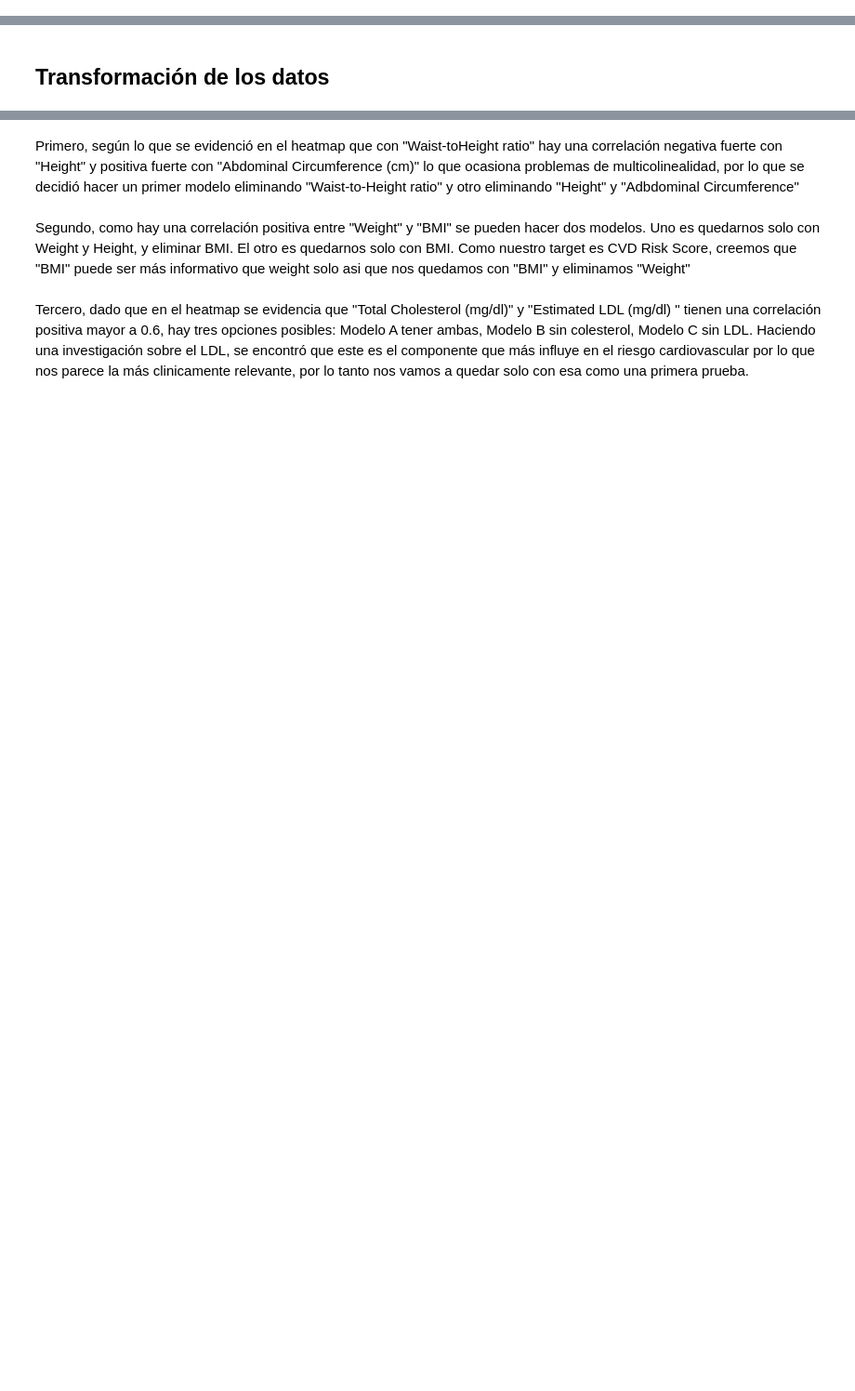
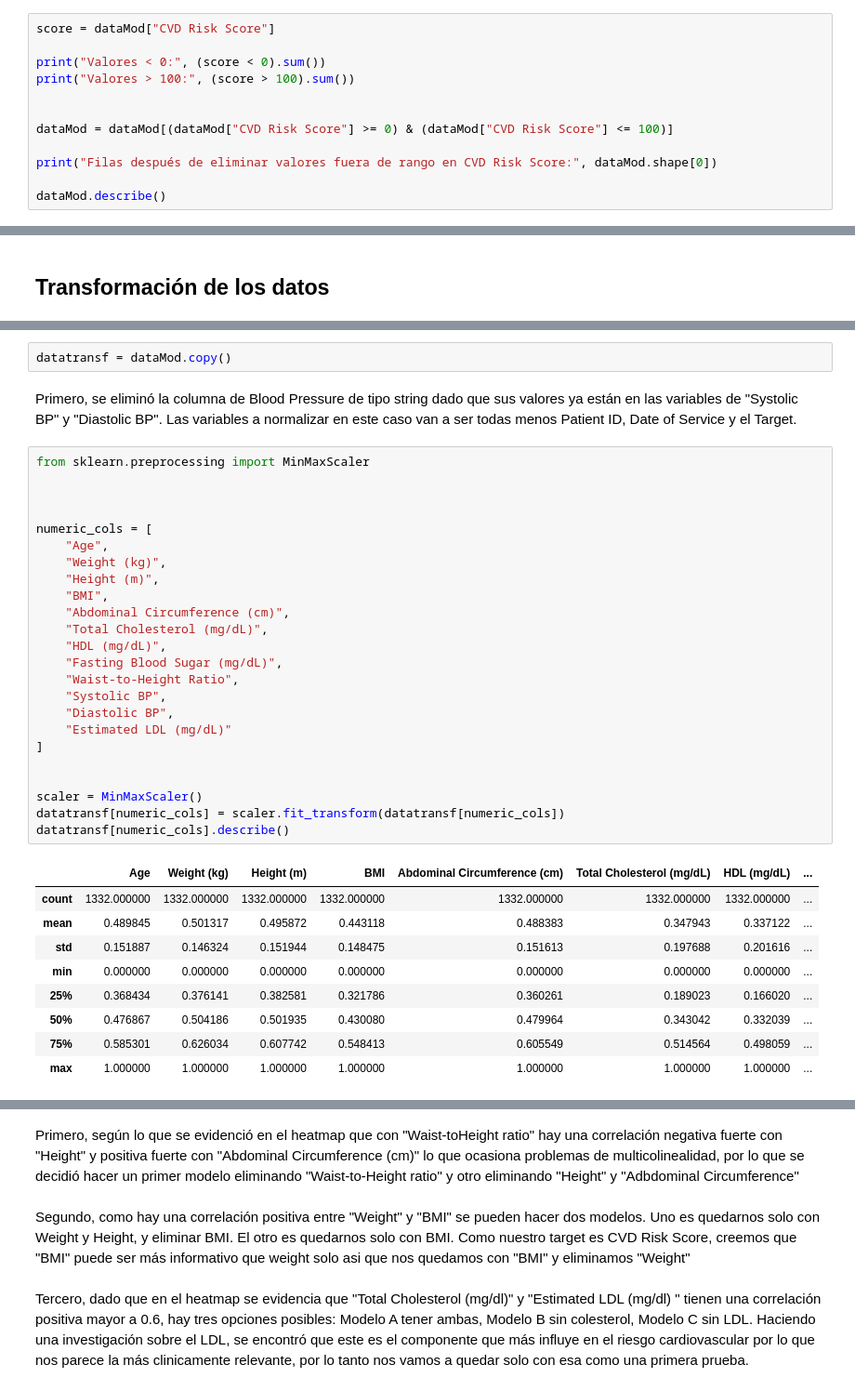
Before and after one commit to maria366p/Taller-1_AprendizajeMaquina, a Jupyter notebook: taller1.ipynb, the cells around one changed output, grey strips where cells are left out. Shown at 93% size. Saved outputs shown, nothing was run; the diff lists cells and outputs as text; blank space fills up the shorter version.

Commit message:
Primer Modelo

```diff
--- a/taller1.ipynb
+++ b/taller1.ipynb
@@ -590,0 +705,12 @@ Nos podemos dar cuenta que no exixten problemas de consistencia en las variables
+# %%
+score = dataMod["CVD Risk Score"]
+
+print("Valores < 0:", (score < 0).sum())
+print("Valores > 100:", (score > 100).sum())
+
+
+dataMod = dataMod[(dataMod["CVD Risk Score"] >= 0) & (dataMod["CVD Risk Score"] <= 100)]
+
+print("Filas después de eliminar valores fuera de rango en CVD Risk Score:", dataMod.shape[0])
+
+dataMod.describe()
@@ -592,0 +735,38 @@ Nos podemos dar cuenta que no exixten problemas de consistencia en las variables
+# %%
+datatransf = dataMod.copy()
+# %% [markdown]
+Primero, se eliminó la columna de Blood Pressure de tipo string dado que sus valores ya están en las variables de "Systolic BP" y "Diastolic BP". Las variables a normalizar en este caso van a ser todas menos Patient ID, Date of Service y el Target.
+# %%
+from sklearn.preprocessing import MinMaxScaler
+
+
+
+numeric_cols = [
+    "Age",
+    "Weight (kg)",
+    "Height (m)",
+    "BMI",
+    "Abdominal Circumference (cm)",
+    "Total Cholesterol (mg/dL)",
+    "HDL (mg/dL)",
+    "Fasting Blood Sugar (mg/dL)",
+    "Waist-to-Height Ratio",
+    "Systolic BP",
+    "Diastolic BP",
+    "Estimated LDL (mg/dL)"
+]
+
+
+scaler = MinMaxScaler()
+datatransf[numeric_cols] = scaler.fit_transform(datatransf[numeric_cols])
+datatransf[numeric_cols].describe()
+# %% [output]
+|  | Age | Weight (kg) | Height (m) | BMI | Abdominal Circumference (cm) | Total Cholesterol (mg/dL) | HDL (mg/dL) | ... |
+| count | 1332.000000 | 1332.000000 | 1332.000000 | 1332.000000 | 1332.000000 | 1332.000000 | 1332.000000 | ... |
+| mean | 0.489845 | 0.501317 | 0.495872 | 0.443118 | 0.488383 | 0.347943 | 0.337122 | ... |
+| std | 0.151887 | 0.146324 | 0.151944 | 0.148475 | 0.151613 | 0.197688 | 0.201616 | ... |
+| min | 0.000000 | 0.000000 | 0.000000 | 0.000000 | 0.000000 | 0.000000 | 0.000000 | ... |
+| 25% | 0.368434 | 0.376141 | 0.382581 | 0.321786 | 0.360261 | 0.189023 | 0.166020 | ... |
+| 50% | 0.476867 | 0.504186 | 0.501935 | 0.430080 | 0.479964 | 0.343042 | 0.332039 | ... |
+| 75% | 0.585301 | 0.626034 | 0.607742 | 0.548413 | 0.605549 | 0.514564 | 0.498059 | ... |
+| max | 1.000000 | 1.000000 | 1.000000 | 1.000000 | 1.000000 | 1.000000 | 1.000000 | ... |
```
Also changed, not shown: parts of 93 cells of this notebook, 1 other file.
